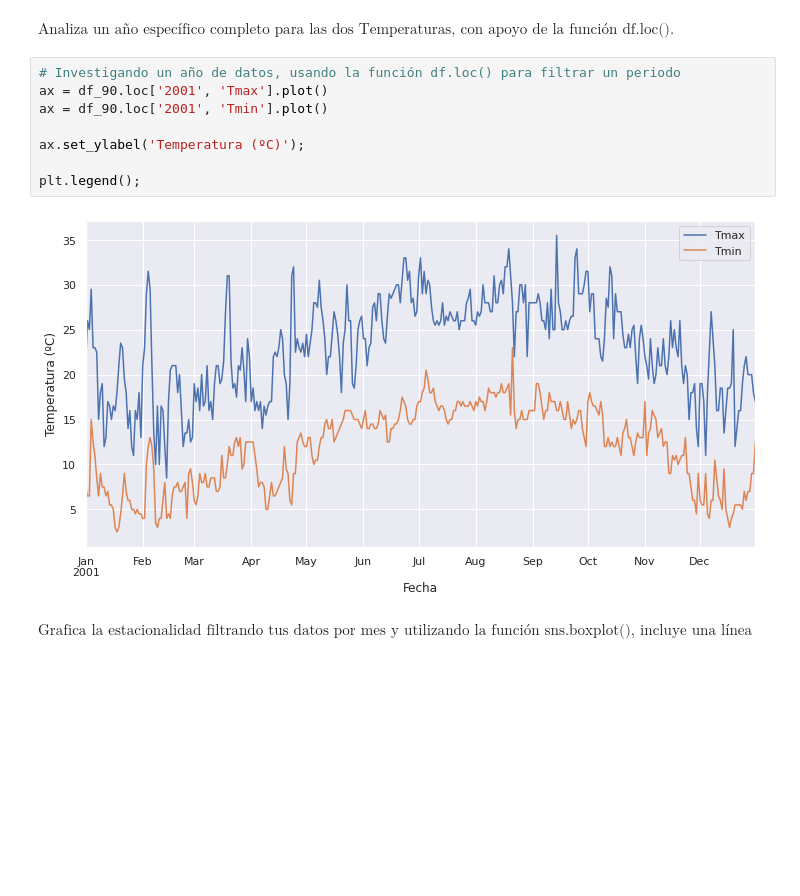
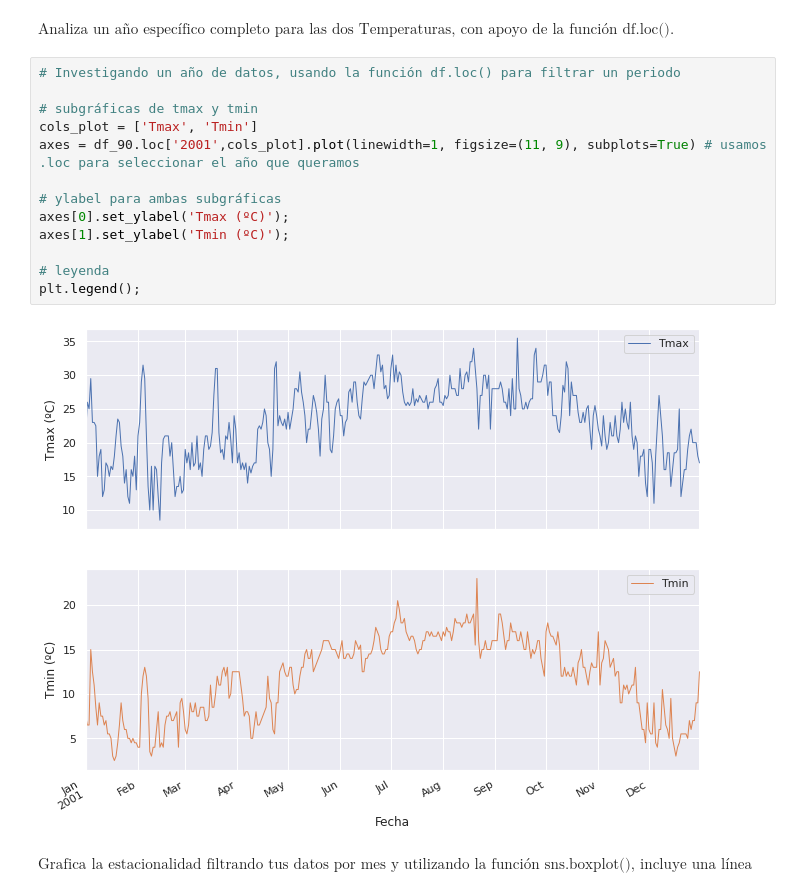
Before and after one commit to sebasbrowar/FisicaComputacional1, a Jupyter notebook: Actividad5/Actividad5.ipynb, the cells around one changed output. Saved outputs shown, nothing was run; the diff lists cells and outputs as text; blank space fills up the shorter version.

```diff
--- a/Actividad5/Actividad5.ipynb
+++ b/Actividad5/Actividad5.ipynb
@@ -218,13 +215,18 @@ Variación ºC Tmax promedio 90s-60s : 0.7698911009398834
 $\text{Analiza un año específico completo para las dos Temperaturas, con apoyo de la función df.loc().}$
 # %%
 # Investigando un año de datos, usando la función df.loc() para filtrar un periodo
-ax = df_90.loc['2001', 'Tmax'].plot()
-ax = df_90.loc['2001', 'Tmin'].plot()
 
-ax.set_ylabel('Temperatura (ºC)');
+# subgráficas de tmax y tmin
+cols_plot = ['Tmax', 'Tmin']
+axes = df_90.loc['2001',cols_plot].plot(linewidth=1, figsize=(11, 9), subplots=True) # usamos .loc para seleccionar el año que queramos
 
+# ylabel para ambas subgráficas
+axes[0].set_ylabel('Tmax (ºC)');
+axes[1].set_ylabel('Tmin (ºC)');
+
+# leyenda
 plt.legend();
 # %% [output]
-[figure, old version]
+[figure, new version]
 # %% [markdown]
 $\text{Grafica la estacionalidad filtrando tus datos por mes y utilizando la función sns.boxplot(), incluye una línea punteada mostrando el promedio. }$
```
Also changed, not shown: parts of 8 cells of this notebook.
